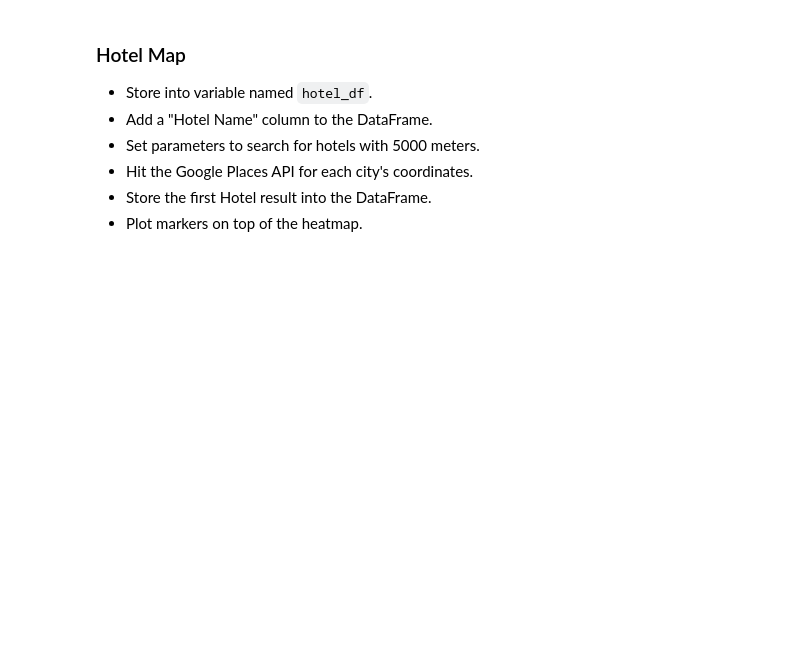
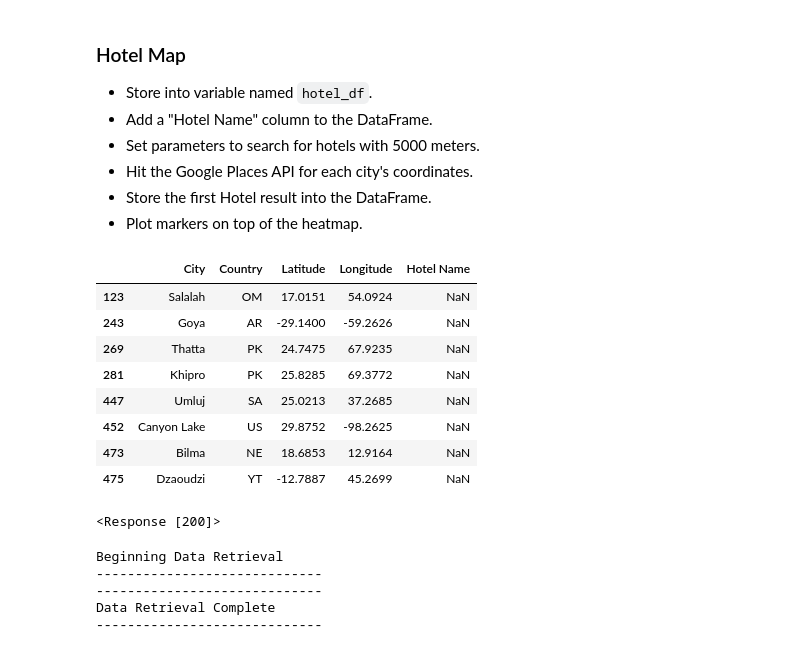
Before and after one commit to mandie021/python-api-challenge, a Jupyter notebook: VacationPy.ipynb, the cells around one changed output. Saved outputs shown, nothing was run; the diff lists cells and outputs as text; code cells hidden in the pictures; blank space fills up the shorter version.

```diff
--- a/VacationPy.ipynb
+++ b/VacationPy.ipynb
@@ -97,3 +128,74 @@ AttributeError: 'DataFrame' object has no attribute 'dtype'
 * Hit the Google Places API for each city's coordinates.
 * Store the first Hotel result into the DataFrame.
 * Plot markers on top of the heatmap.
+# %%
+####LIMIT ROWS FOR CALLING ON API
+
+#store variable as hotel_df
+
+hotel_df = ideal_weather[["City", "Country", "Latitude", "Longitude"]]
+hotel_df
+
+#adding hotel name to database
+hotel_df = hotel_df.reindex(hotel_df.columns.tolist() + ["Hotel Name"], axis=1)
+
+hotel_df
+# %% [output]
+|  | City | Country | Latitude | Longitude | Hotel Name |
+| 123 | Salalah | OM | 17.0151 | 54.0924 | NaN |
+| 243 | Goya | AR | -29.1400 | -59.2626 | NaN |
+| 269 | Thatta | PK | 24.7475 | 67.9235 | NaN |
+| 281 | Khipro | PK | 25.8285 | 69.3772 | NaN |
+| 447 | Umluj | SA | 25.0213 | 37.2685 | NaN |
+| 452 | Canyon Lake | US | 29.8752 | -98.2625 | NaN |
+| 473 | Bilma | NE | 18.6853 | 12.9164 | NaN |
+| 475 | Dzaoudzi | YT | -12.7887 | 45.2699 | NaN |
+# %%
+# set parameters
+
+params = {
+    "type": "hotel",
+    "radius": radius,
+    "key": g_key}
+
+base_url = "https://maps.googleapis.com/maps/api/place/nearbysearch/json"
+response = requests.get(base_url, params)
+print(response)
+# %% [output]
+<Response [200]>
+# %%
+##forloop get lat, long, locations
+#print log Beginning Data Retrieval
+print("Beginning Data Retrieval")
+print("-----------------------------")
+
+#for loop for data with try "processing Record"
+for index, row in hotel_df.iterrows():
+
+    #get geo coordinates
+    lat = row["Latitude"]
+    lng = row["Longitude"]
+    params["location"] = f"{lat},{lng}"
+
+    #using the search term and locations
+    base_url = "https://maps.googleapis.com/maps/api/place/nearbysearch/json"
+    request = requests.get(base_url, params=params).json()
+    #lodging_name = request.json()
+
+    try:
+
+        #grab first hotel and place in df
+        hotel_df.loc[index, "Hotel Name"] = lodging_name["results"][0]["name"]
+
+    except KeyError:
+        print(f'Missing results, not found. Skipping...')
+
+print("-----------------------------")
+print("Data Retrieval Complete")
+print("-----------------------------")
+# %% [output]
+Beginning Data Retrieval
+-----------------------------
+-----------------------------
+Data Retrieval Complete
+-----------------------------
```
Also changed, not shown: parts of 7 cells of this notebook.
